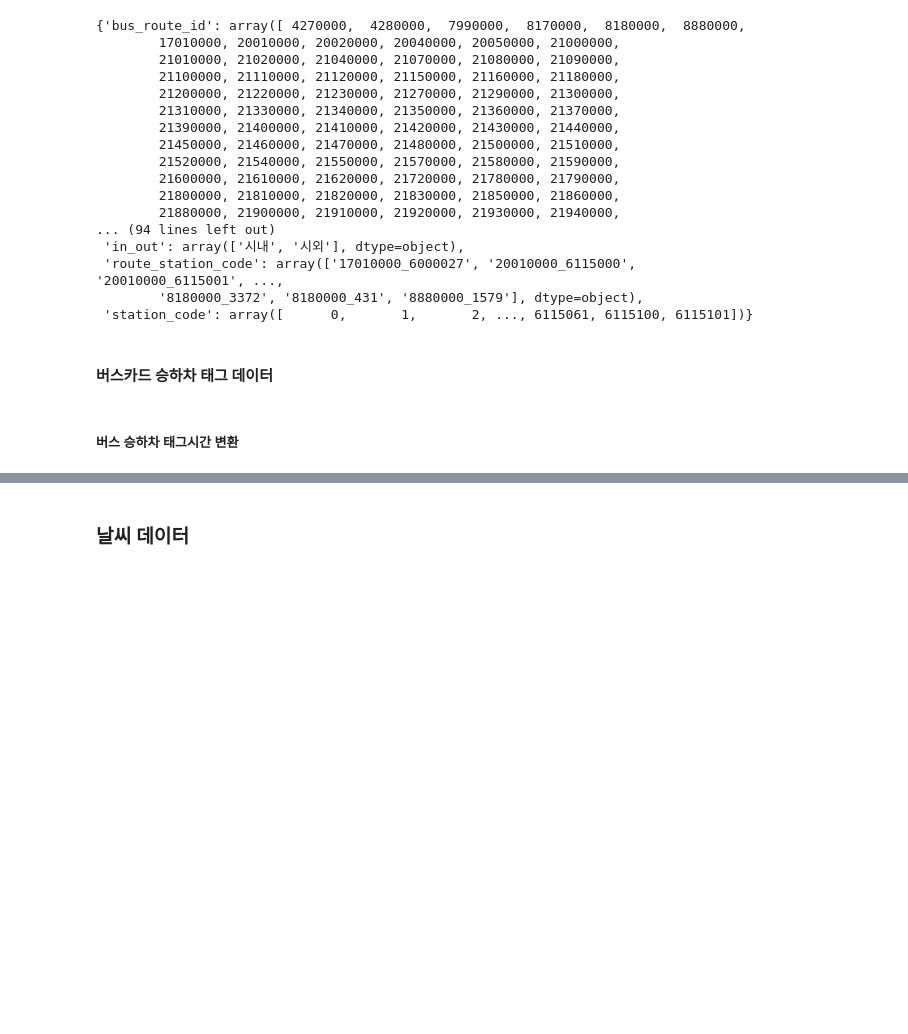
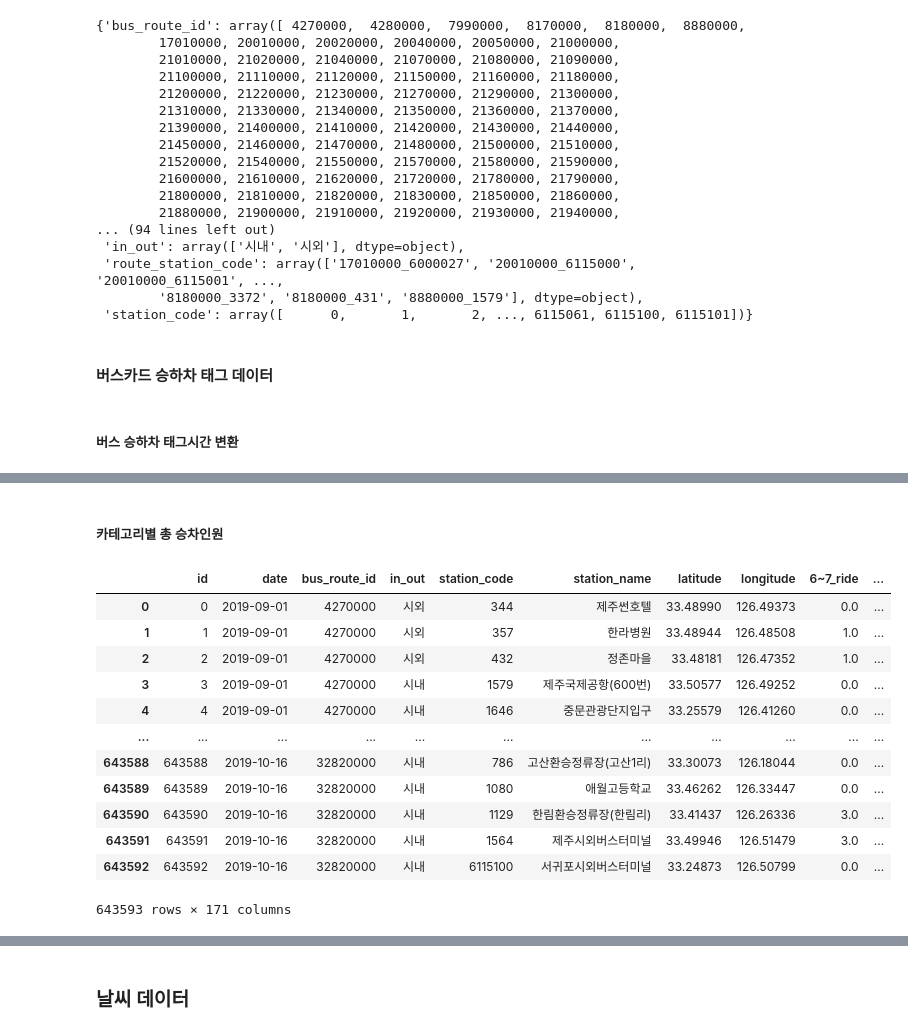
Before and after one commit to JerryKwon/Dacon_Supporters_1st, a Jupyter notebook: submissions/2nd_week/[데이콘 서포터즈 1기_권영인] How much heck the bus is in jeju than seoul_2nd week.ipynb, the cells around one changed output, grey strips where cells are left out. Drawn from its saved outputs; the diff is of its cells as text; code cells hidden in the pictures; blank space fills up the shorter version.

```diff
--- a/submissions/2nd_week/[데이콘 서포터즈 1기_권영인] How much heck the bus is in jeju than seoul_2nd week.ipynb
+++ b/submissions/2nd_week/[데이콘 서포터즈 1기_권영인] How much heck the bus is in jeju than seoul_2nd week.ipynb
@@ -282,6 +270,20 @@ test_date["day_name"] = test_date.date.apply(lambda x: day_name_dict[datetime.da
 # %%
 train = pd.merge(left=train,right=train_date.loc[:,["date","day","day_type","day_name"]],how='left',on='date')
 test = pd.merge(left=test,right=test_date.loc[:,["date","day","day_type","day_name"]],how='left',on='date')
+# %%
+for df in [train,test]:
+  df["is_weekend"] = df["day_type"].apply(lambda x: True if x=="weekend" else False)
+# %%
+encoder = OneHotEncoder()
+encoded_day_type = encoder.fit_transform(train["day_name"].values.reshape(-1,1))
+dummy = pd.DataFrame(encoded_day_type.todense(),columns=map(lambda x:x[3:] ,encoder.get_feature_names()))
+dummy = dummy.loc[:,dummy.columns[:-1]]
+train = pd.concat([train,dummy],axis=1)
+
+encoded_day_type = encoder.transform(test["day_name"].values.reshape(-1,1))
+dummy = pd.DataFrame(encoded_day_type.todense(),columns=map(lambda x:x[3:] ,encoder.get_feature_names()))
+dummy = dummy.loc[:,dummy.columns[:-1]]
+test = pd.concat([test,dummy],axis=1)
 # %% [markdown]
 ##### 공휴일
 # %%
@@ -384,0 +420,3 @@ test = in_out_bus_ride_takeoff_mean_sum(test)
+# %%
+train = geological_encoding(train)
+test = geological_encoding(test)
@@ -384,0 +445,11 @@ test = in_out_bus_ride_takeoff_mean_sum(test)
+# %%
+encoder = OneHotEncoder()
+encoded_day_type = encoder.fit_transform(train["dist_name"].values.reshape(-1,1))
+dummy = pd.DataFrame(encoded_day_type.todense(),columns=map(lambda x:x[3:] ,encoder.get_feature_names()))
+dummy = dummy.loc[:,dummy.columns[:-1]]
+train = pd.concat([train,dummy],axis=1)
+
+encoded_day_type = encoder.transform(test["dist_name"].values.reshape(-1,1))
+dummy = pd.DataFrame(encoded_day_type.todense(),columns=map(lambda x:x[3:] ,encoder.get_feature_names()))
+dummy = dummy.loc[:,dummy.columns[:-1]]
+test = pd.concat([test,dummy],axis=1)
@@ -625,0 +691,23 @@ bts
+# %% [markdown]
+##### 카테고리별 총 승차인원
+# %%
+dummy = bts.groupby(["bus_route_id","user_category"])["user_count"].sum().reset_index()
+df_bus_user_cat = pd.pivot_table(data=dummy,index="bus_route_id",columns="user_category",values="user_count",aggfunc=np.max).fillna(0)
+df_bus_user_cat.columns = list(map(lambda x:"user_cat_sum_"+str(x),df_bus_user_cat.columns))
+data = pd.merge(left=data,right=df_bus_user_cat,how='left',on='bus_route_id')
+data.loc[:,df_bus_user_cat.columns].fillna(0,inplace=True)
+data
+# %% [output]
+|  | id | date | bus_route_id | in_out | station_code | station_name | latitude | longitude | 6~7_ride | ... |
+| 0 | 0 | 2019-09-01 | 4270000 | 시외 | 344 | 제주썬호텔 | 33.48990 | 126.49373 | 0.0 | ... |
+| 1 | 1 | 2019-09-01 | 4270000 | 시외 | 357 | 한라병원 | 33.48944 | 126.48508 | 1.0 | ... |
+| 2 | 2 | 2019-09-01 | 4270000 | 시외 | 432 | 정존마을 | 33.48181 | 126.47352 | 1.0 | ... |
+| 3 | 3 | 2019-09-01 | 4270000 | 시내 | 1579 | 제주국제공항(600번) | 33.50577 | 126.49252 | 0.0 | ... |
+| 4 | 4 | 2019-09-01 | 4270000 | 시내 | 1646 | 중문관광단지입구 | 33.25579 | 126.41260 | 0.0 | ... |
+| ... | ... | ... | ... | ... | ... | ... | ... | ... | ... | ... |
+| 643588 | 643588 | 2019-10-16 | 32820000 | 시내 | 786 | 고산환승정류장(고산1리) | 33.30073 | 126.18044 | 0.0 | ... |
+| 643589 | 643589 | 2019-10-16 | 32820000 | 시내 | 1080 | 애월고등학교 | 33.46262 | 126.33447 | 0.0 | ... |
+| 643590 | 643590 | 2019-10-16 | 32820000 | 시내 | 1129 | 한림환승정류장(한림리) | 33.41437 | 126.26336 | 3.0 | ... |
+| 643591 | 643591 | 2019-10-16 | 32820000 | 시내 | 1564 | 제주시외버스터미널 | 33.49946 | 126.51479 | 3.0 | ... |
+| 643592 | 643592 | 2019-10-16 | 32820000 | 시내 | 6115100 | 서귀포시외버스터미널 | 33.24873 | 126.50799 | 0.0 | ... |
+643593 rows × 171 columns
```
Also changed, not shown: parts of 31 cells of this notebook.
